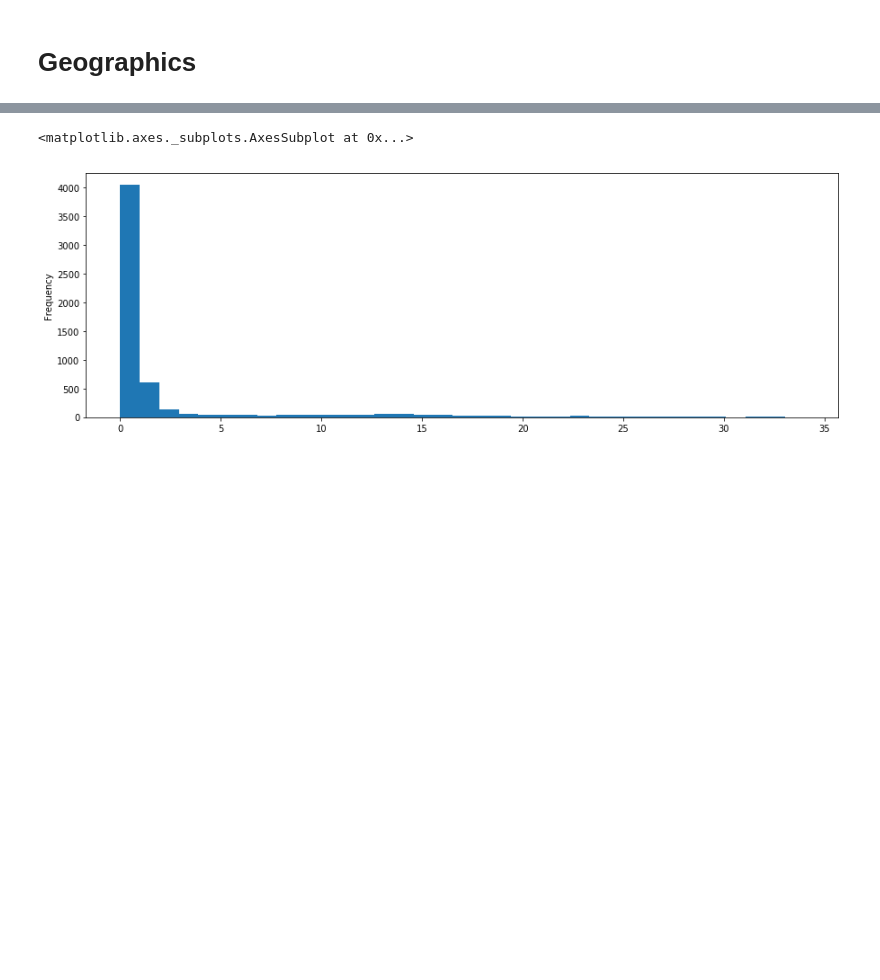
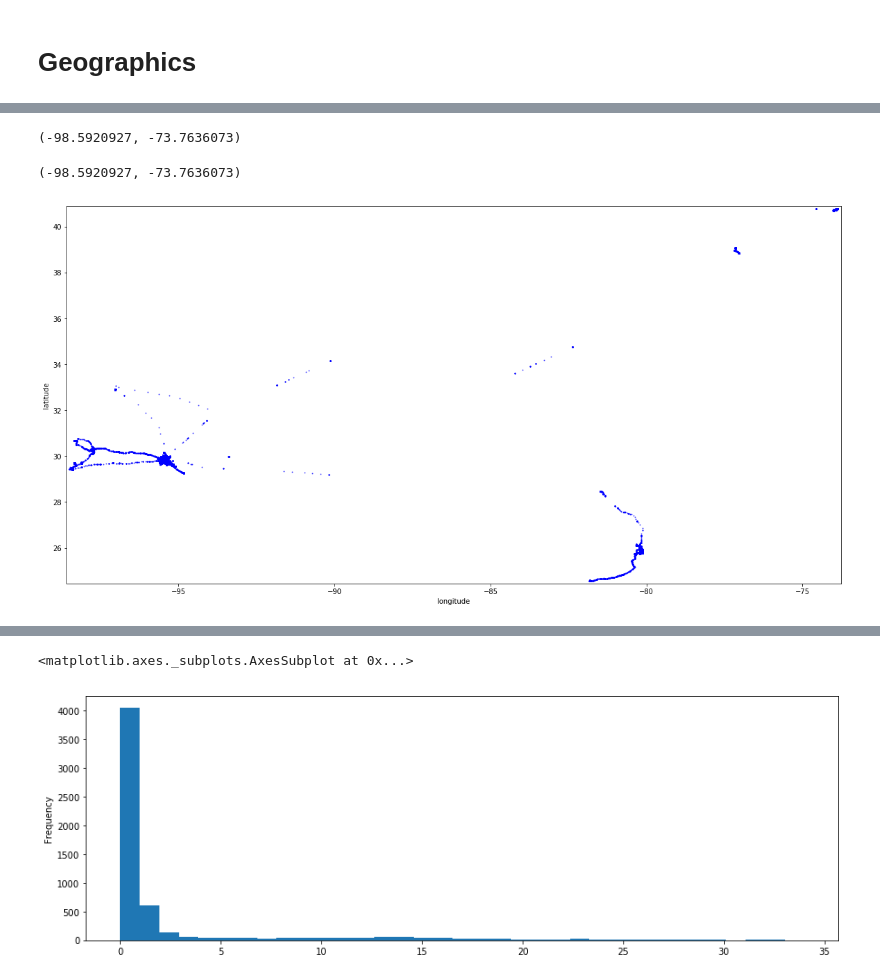
Before and after one commit to anhquan0412/google-location, a Jupyter notebook: eda.ipynb, the cells around one changed output, grey strips where cells are left out. Cells and saved outputs as stored; diff of their text form; code cells hidden in the pictures; blank space fills up the shorter version.

```diff
--- a/eda.ipynb
+++ b/eda.ipynb
@@ -270,2 +325,4 @@ df.reset_index(drop=True,inplace=True)
 # %% [markdown]
 # Geographics
+# %%
+df = pd.read_feather(PATH/'houston_ready.feather')
@@ -271,0 +333,3 @@ df.reset_index(drop=True,inplace=True)
+# %%
+lat_border = (df.latitude.min()-0.1,df.latitude.max()+0.1)
+lat_border
@@ -271,0 +350,16 @@ df.reset_index(drop=True,inplace=True)
+# %%
+long_border = (df.longitude.min()-0.1,df.longitude.max()+0.1)
+long_border
+# %% [output]
+(-98.5920927, -73.7636073)
+# %%
+fig,ax = plt.subplots(figsize=(20,10))
+ax.scatter(df.longitude,df.latitude,color='blue',s=1,alpha=0.6)
+
+ax.set_ylabel('latitude')
+ax.set_xlabel('longitude')
+plt.ylim(lat_border)
+plt.xlim(long_border)
+# %% [output]
+(-98.5920927, -73.7636073)
+[figure, added]
```
Also changed, not shown: parts of 52 cells of this notebook, 2 other files.
